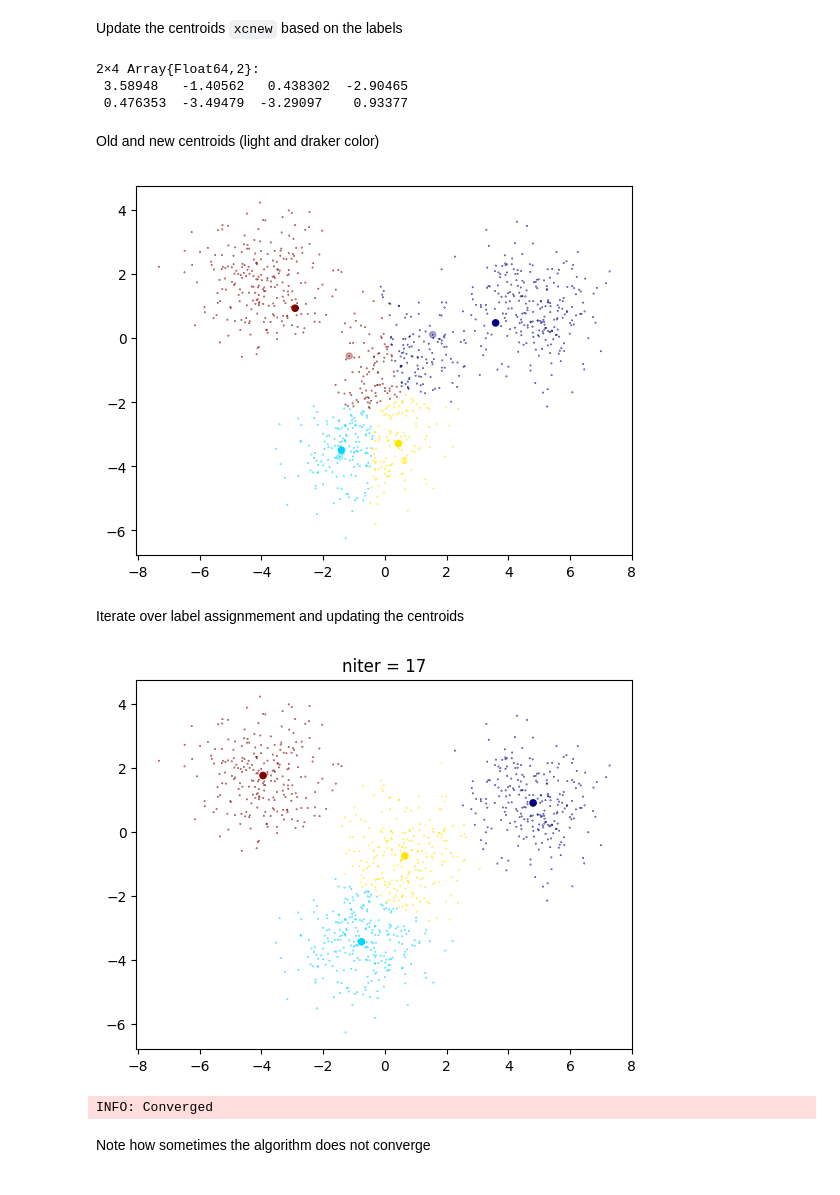
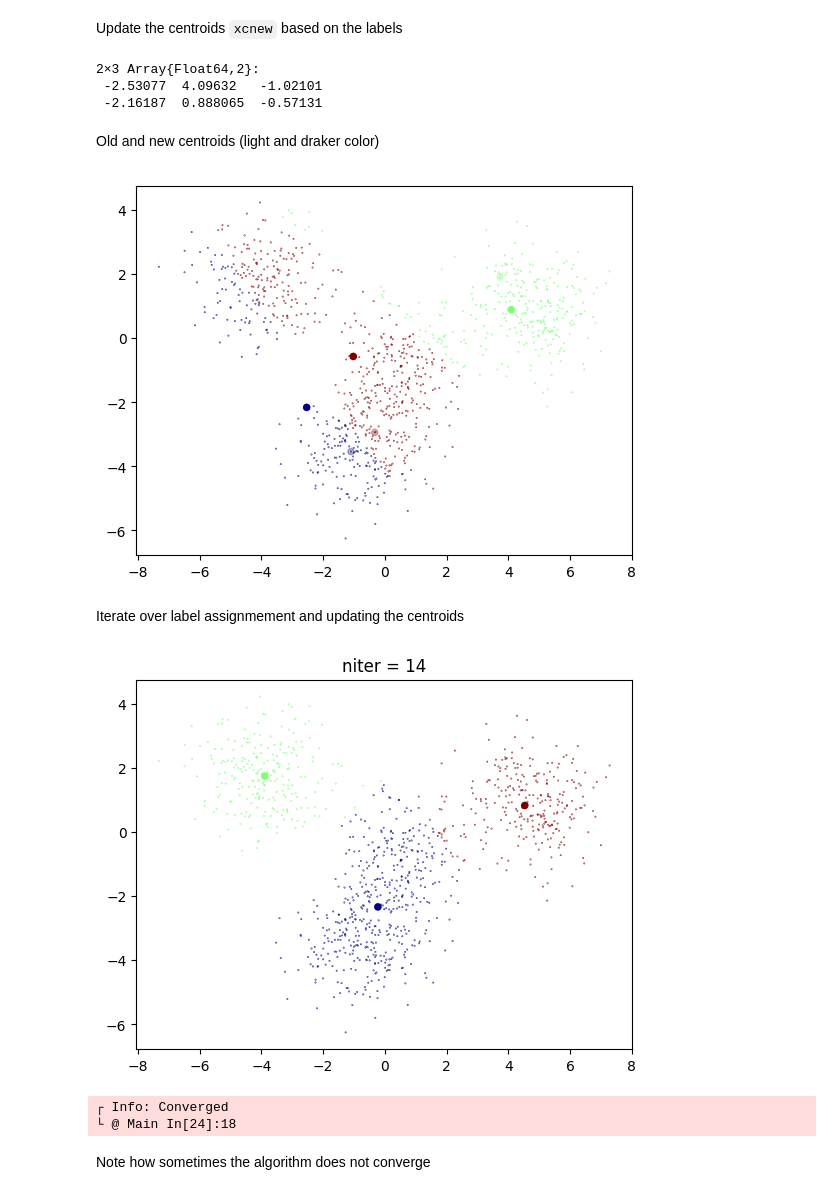
Before and after one commit to Alexander-Barth/MachineLearningNotebooks, a Jupyter notebook: K-means-From-Scratch.ipynb, the cells around one changed output. Saved outputs shown, nothing was run; the diff lists cells and outputs as text; code cells hidden in the pictures.

```diff
--- a/K-means-From-Scratch.ipynb
+++ b/K-means-From-Scratch.ipynb
@@ -31,5 +35,5 @@ x
 # %% [markdown]
 Let's try to find the centroid of the k clusters. Here k is 4
 # %%
-k = 4
+k = 3
 # %% [output]
@@ -89,7 +93,7 @@ function updatemeans!(x,label,xcnew)
   k = size(xcnew,2)
 
   for j = 1:k;
-    xcnew[:,j] = mean(x[:,label .== j],2)
+    xcnew[:,j] = mean(x[:,label .== j],dims = 2)
   end
 end
 
@@ -97,44 +101,45 @@ xcnew = similar(xc)
 updatemeans!(x,label,xcnew)
 xcnew
 # %% [output]
-2×4 Array{Float64,2}:
- 3.58948   -1.40562   0.438302  -2.90465
- 0.476353  -3.49479  -3.29097    0.93377
+2×3 Array{Float64,2}:
+ -2.53077  4.09632   -1.02101
+ -2.16187  0.888065  -0.57131
 # %% [markdown]
 Old and new centroids (light and draker color)
 # %%
 plotcluster(x,label,xcnew)
 scatter(xc[1,:],xc[2,:],20,1:k; cmap = "jet", alpha = 0.3);
 # %% [output]
-[figure, old version]
+[figure, new version]
 # %% [markdown]
 Iterate over label assignmement and updating the centroids
 # %%
 xc = x[:,rand(1:N,k)]
 nmaxiter = 100
 newlabel = zeros(Int,N)
 fig = figure()
 for niter = 1:nmaxiter
     assignlabel!(x,xc,distance,newlabel)
     updatemeans!(x,newlabel,xcnew)
 
     xc .= xcnew
     plotcluster(x,newlabel,xcnew)
     title("niter = $(niter)")
     sleep(1)
     IJulia.clear_output(true)
     display(fig)
     clf()
 
     if label == newlabel
-        info("Converged")
+        @info "Converged"
         break
     end
     label .= newlabel
 end
 # %% [output]
-[figure, old version]
+[figure, new version]
-INFO: Converged
+┌ Info: Converged
+└ @ Main In[24]:18
 # %% [markdown]
 Note how sometimes the algorithm does not converge
 # %%
```
Also changed, not shown: parts of 7 cells of this notebook, 1 other file.
